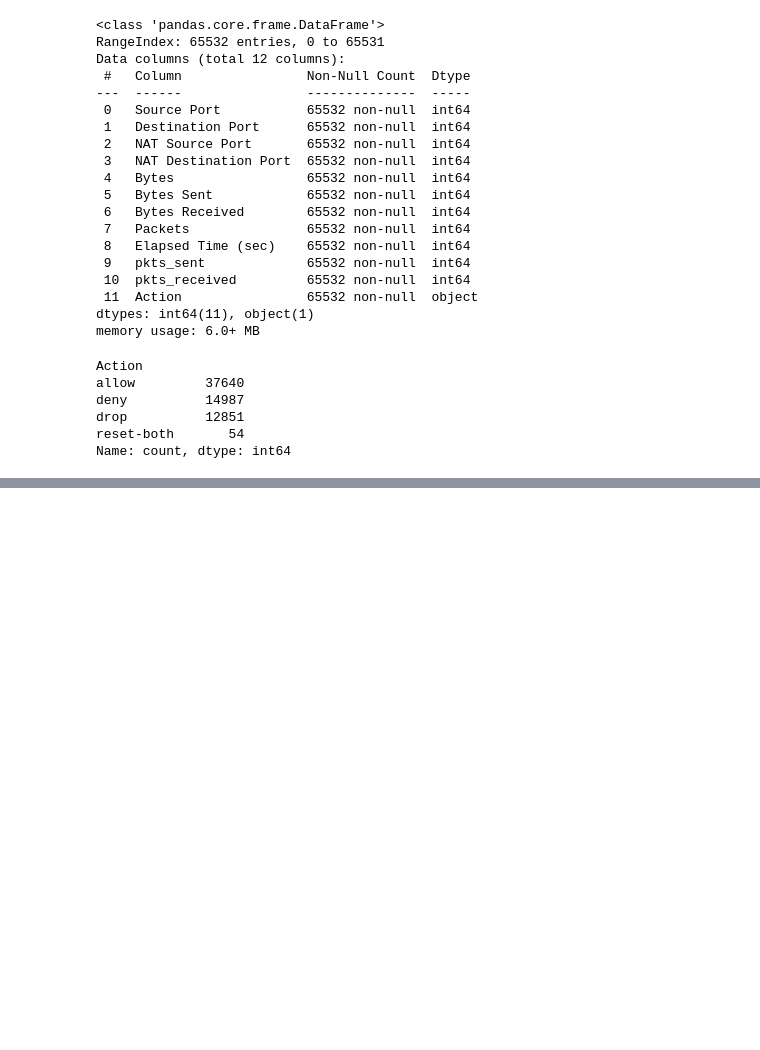
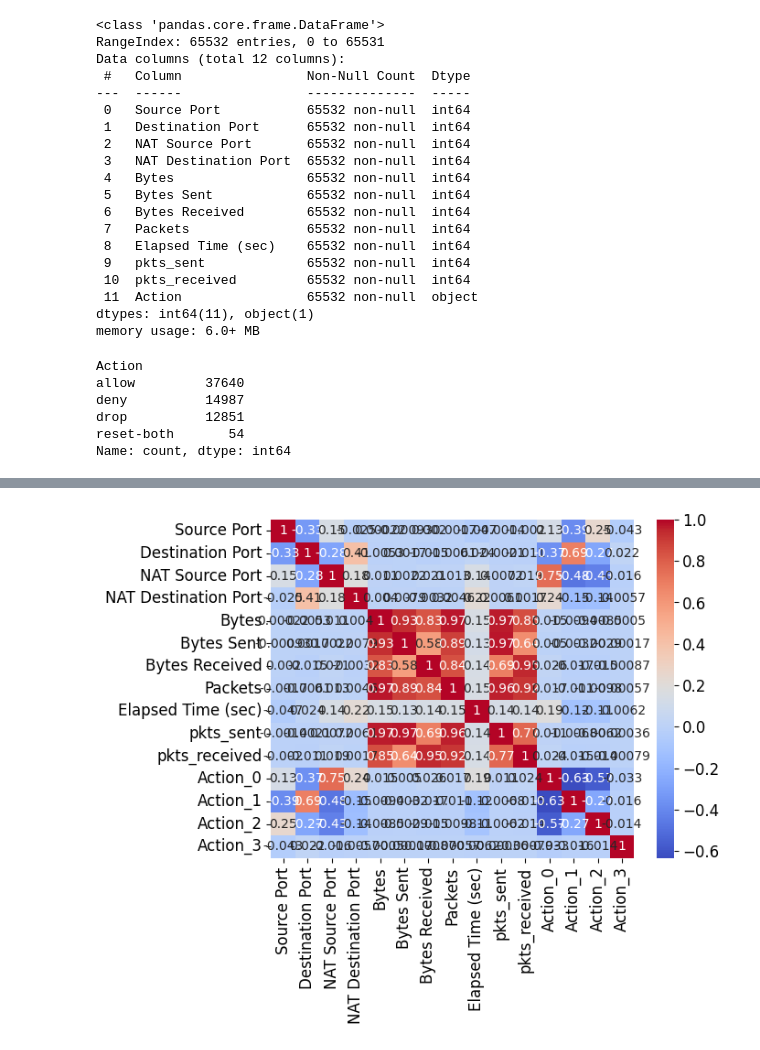
Before and after one commit to JeremiahHerring/Predict-Firewall-Actions, a Jupyter notebook: data-preprocessing.ipynb, the cells around one changed output, grey strips where cells are left out. Saved outputs shown, nothing was run; the diff lists cells and outputs as text; code cells hidden in the pictures; blank space fills up the shorter version.

Commit message:
add heatmap for correlation matrix

```diff
--- a/data-preprocessing.ipynb
+++ b/data-preprocessing.ipynb
@@ -149,8 +149,8 @@ correlation_matrix
 df_one_hot = pd.get_dummies(df2, columns=['Action'])
 
 # Calculate Pearson correlation
-correlation_matrix = df_one_hot.corr(method='pearson')
-correlation_matrix
+correlation_matrix2 = df_one_hot.corr(method='pearson')
+correlation_matrix2
 # %% [output]
 |  | Source Port | Destination Port | NAT Source Port | NAT Destination Port | Bytes | Bytes Sent | ... |
 | Source Port | 1.000000 | -0.332246 | 0.145391 | -0.024843 | 0.000221 | -0.000931 | ... |
@@ -168,3 +168,12 @@ correlation_matrix
 | Action_1 | -0.386728 | 0.687862 | -0.477127 | -0.149221 | -0.009405 | -0.003172 | ... |
 | Action_2 | 0.247548 | -0.271009 | -0.433486 | -0.135458 | -0.008532 | -0.002879 | ... |
 | Action_3 | -0.042674 | 0.022247 | -0.016482 | -0.005655 | -0.000496 | -0.000167 | ... |
+# %%
+import seaborn as sns
+import matplotlib.pyplot as plt
+
+sns.heatmap(correlation_matrix2, annot=True, cmap='coolwarm')
+
+plt.show()
+# %% [output]
+[figure, added]
```
Also changed, not shown: parts of 1 cell of this notebook.
